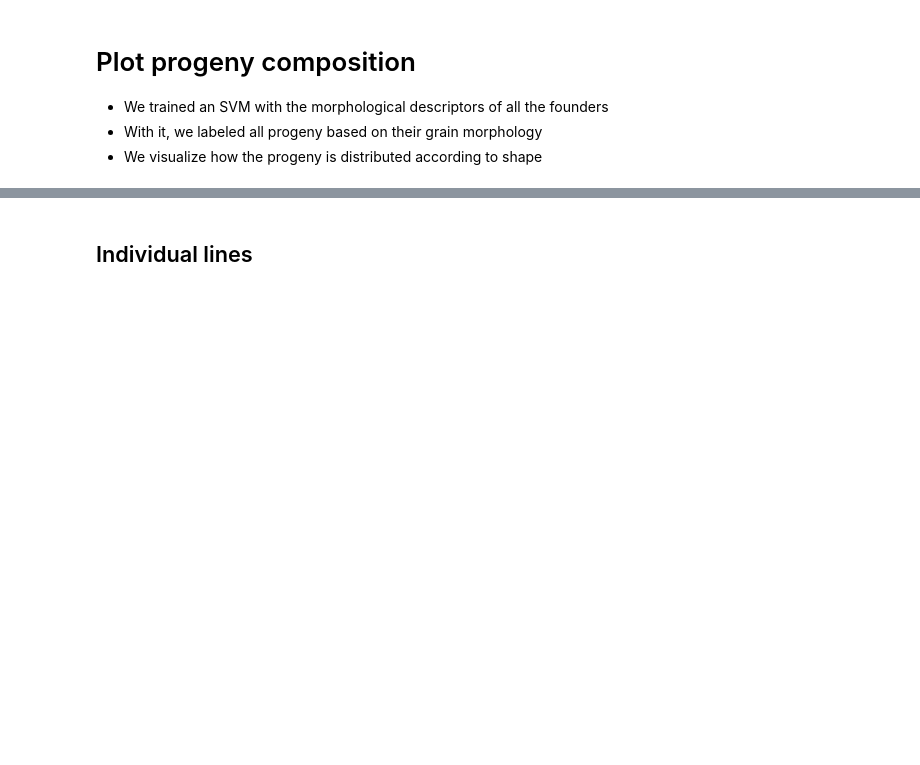
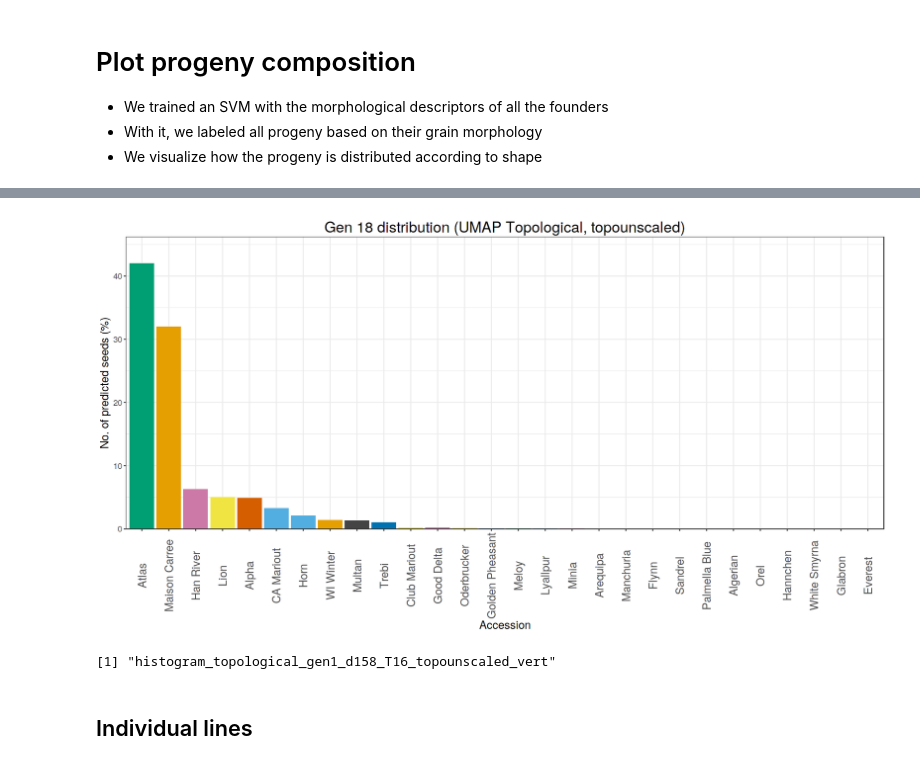
Before and after one commit to amezqui3/demeter, a Jupyter notebook: jupyter/16_progeny_classification_analysis.ipynb, the cells around one changed output, grey strips where cells are left out. Cells and saved outputs as stored; diff of their text form; code cells hidden in the pictures; blank space fills up the shorter version.

Commit message:
updated UMAP-related plots

```diff
--- a/jupyter/16_progeny_classification_analysis.ipynb
+++ b/jupyter/16_progeny_classification_analysis.ipynb
@@ -42,7 +50,7 @@ genn <- 18
 d <- 158
 TT <- 16
 
-info_type <- 'combined'
+info_type <- 'topological'
 scaled <- 'topounscaled'
 
 filename <- paste('gen', gen, '_svm_', info_type, '_d', d,'_T',TT,'_',scaled,'.csv', sep='')
@@ -62,6 +70,10 @@ df <- as.data.frame(ordered)
 df$Line <- rownames(df)
 df$Line <- factor(df$Line, levels=founders_names)
 # %%
-genotypes <- base::rev(base::levels(stats::reorder(df$Line, df$V2)))
+if((gen == 1) & (info_type=='combined') & (scaled == 'topounscaled')){
+    print('oh')
+    genotypes <- base::rev(base::levels(stats::reorder(df$Line, df$V2)))
+    fcolors <- rep(colors_wong, length.out = nrow(df))
+}
 # %%
 df$Line <- factor(df$Line, levels=genotypes)
@@ -70,29 +80,34 @@ fcolors <- rep(colors_wong, length.out = nrow(df))
 # %%
 options(repr.plot.width=15, repr.plot.height=8)
 
-titlename <- paste('Gen ', genn, ' (', d,' dirs, ', TT, ' thrs, ', scaled,')', sep='')
+titlename <- paste('Gen ', genn, ' distribution (UMAP ', stringr::str_to_title(info_type),', ', scaled,')', sep='')
 
 p <- ggplot2::ggplot(df, aes(x=stats::reorder(Line, -V2), y=V2)) +
      geom_bar(aes(fill=Line), stat='identity') +
      scale_fill_manual(values = fcolors) +
      theme_bw() +
      scale_y_continuous(expand = expansion(mult = c(0, .1))) +
      theme(plot.title = element_text(hjust = 0.5, vjust = 0, size=20),
             axis.text.x = element_text(size = 15, hjust = 0.5, vjust=0.5, angle=90),
             axis.text.y = element_text(size = 11),
             axis.title = element_text(size=15),
             legend.position = 'none') +
       ylab('No. of predicted seeds (%)') +
       ggtitle(titlename) +
       xlab('Accession')
 p
+# %% [output]
+[figure, added]
 # %%
 w <- 8
 h <- 9
 
-filename <- paste('histogram_umap_gen',gen,'_d',d,'_T',TT,'_',scaled,'_vert',sep='')
+filename <- paste('histogram_',info_type, '_gen',gen,'_d',d,'_T',TT,'_',scaled,'_vert',sep='')
+print(filename)
 ggplot2::ggsave(paste(filename, '.pdf', sep=''), plot=p, device='pdf', width=w, height=h)
 ggplot2::ggsave(paste(filename, '.png', sep=''), plot=p, device='png', width=8, height=9)
+# %% [output]
+[1] "histogram_topological_gen1_d158_T16_topounscaled_vert"
 # %%
 w <- 12
 h <- 6
```
Also changed, not shown: parts of 20 cells of this notebook.
